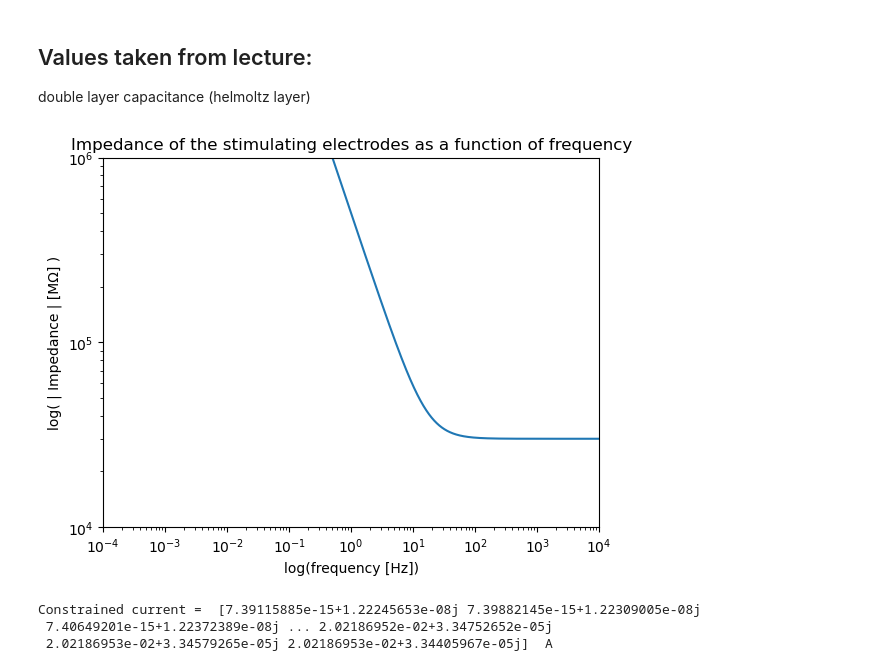
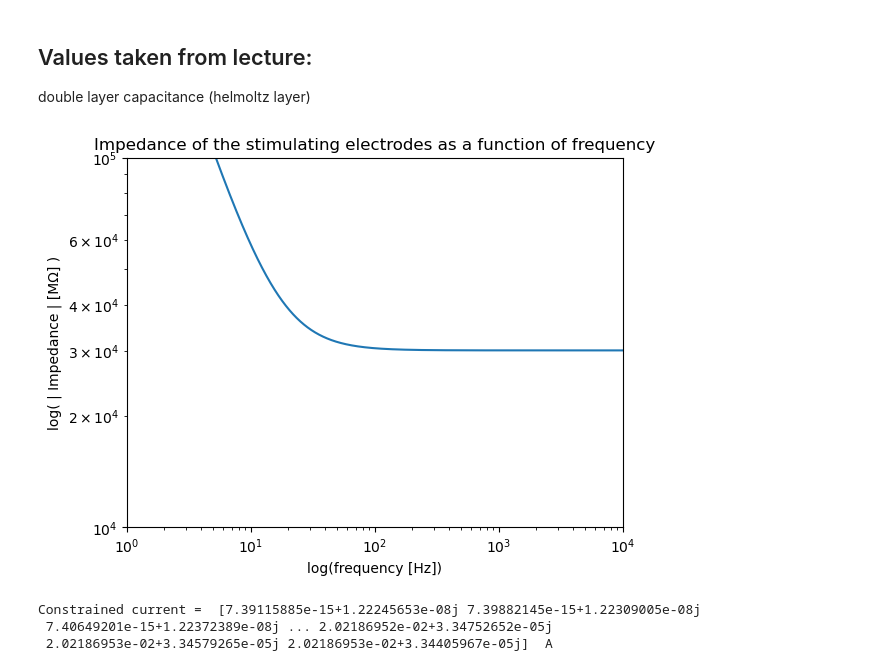
Before and after one commit to emmabhl/Hippocampus_prosthesis_NI, a Jupyter notebook: impedance_dimension_stimulation.ipynb, the cells around one changed output. Drawn from its saved outputs; the diff is of its cells as text; code cells hidden in the pictures.

```diff
--- a/impedance_dimension_stimulation.ipynb
+++ b/impedance_dimension_stimulation.ipynb
@@ -287,15 +287,15 @@ Z_one_elec = Z_interface + R_series
 # %%
 plt.plot(f, abs(Z_one_elec))
 plt.xscale('log')
 plt.yscale('log')
 plt.xlabel('log(frequency [Hz])')
 plt.title('Impedance of the stimulating electrodes as a function of frequency')
 plt.ylabel('log( | Impedance | [MΩ] )')
-plt.xlim([1e-4, 1e4])
-plt.ylim([1e4, 1e6])
+plt.xlim([1e-0, 1e4])
+plt.ylim([1e4, 1e5])
 plt.show()
 # %% [output]
-[figure, old version]
+[figure, new version]
 # %%
 #IPG supply voltage for 96 channels
 
```
